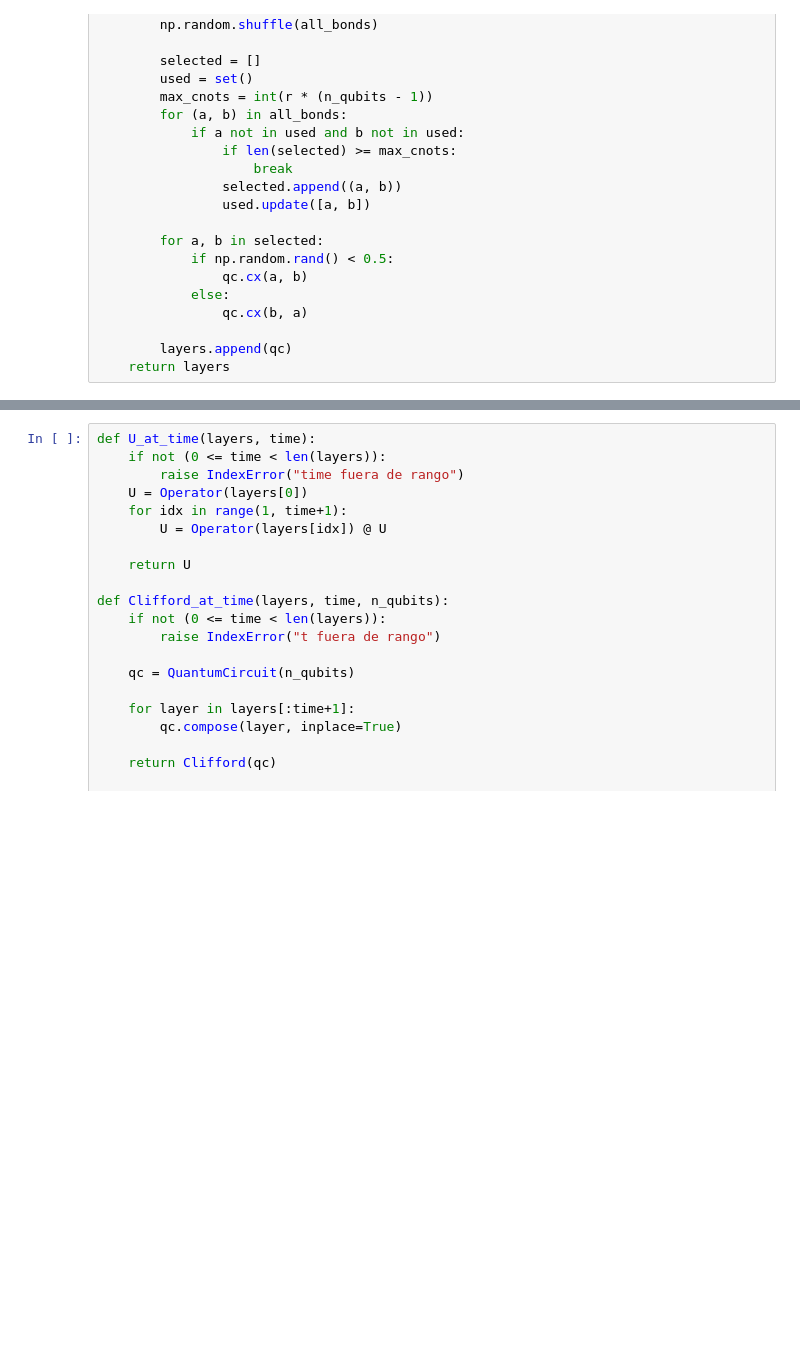
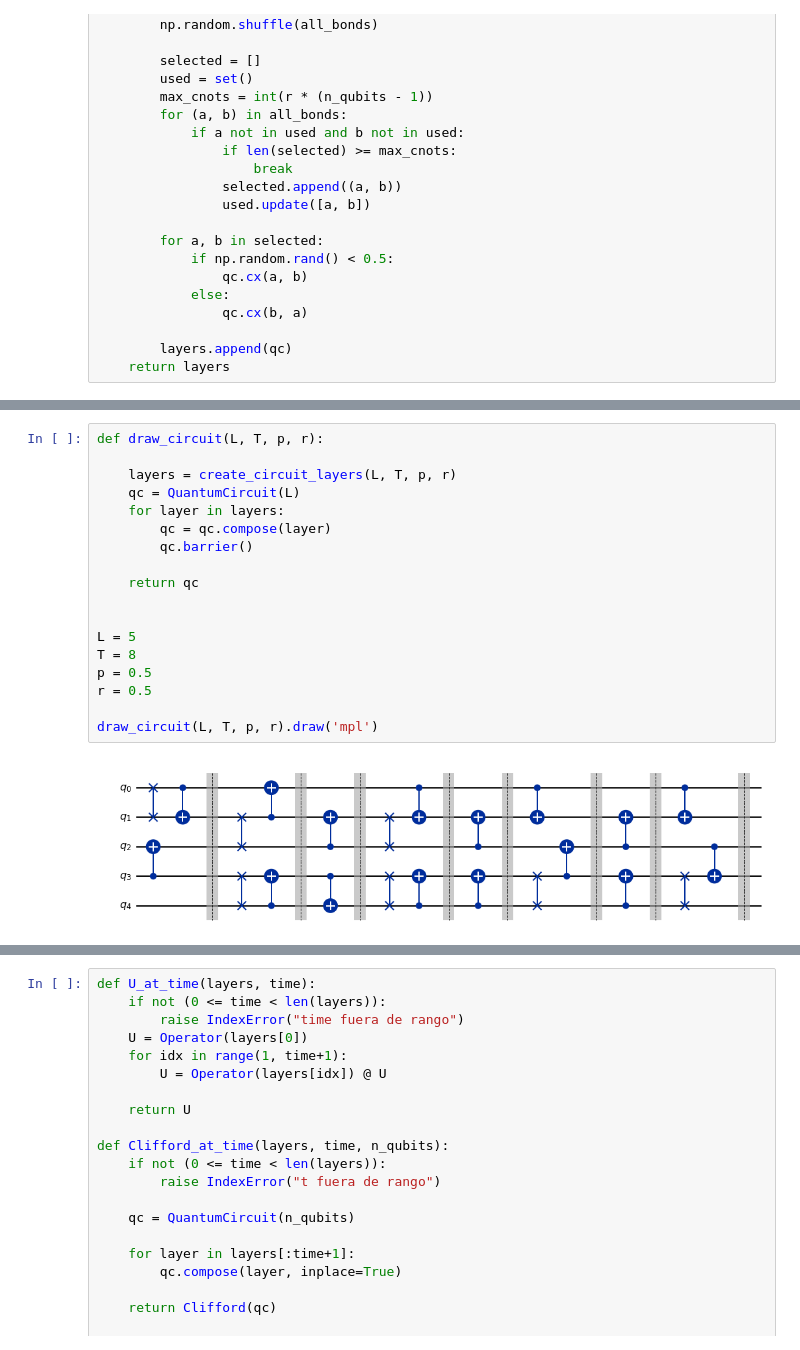
Before and after one commit to PiPevafo/OTOCs-Random-Circuits, a Jupyter notebook: scrambling_random_clifford.ipynb, the cells around one changed output, grey strips where cells are left out. Drawn from its saved outputs; the diff is of its cells as text; blank space fills up the shorter version.

```diff
--- a/scrambling_random_clifford.ipynb
+++ b/scrambling_random_clifford.ipynb
@@ -84,0 +82,20 @@ def create_circuit_layers(n_qubits, time, p, r):
+# %%
+def draw_circuit(L, T, p, r):
+
+    layers = create_circuit_layers(L, T, p, r)
+    qc = QuantumCircuit(L)
+    for layer in layers:
+        qc = qc.compose(layer)
+        qc.barrier()
+
+    return qc
+
+
+L = 5
+T = 8
+p = 0.5
+r = 0.5
+
+draw_circuit(L, T, p, r).draw('mpl')
+# %% [output]
+[figure, added]
```
Also changed, not shown: parts of 18 cells of this notebook.
